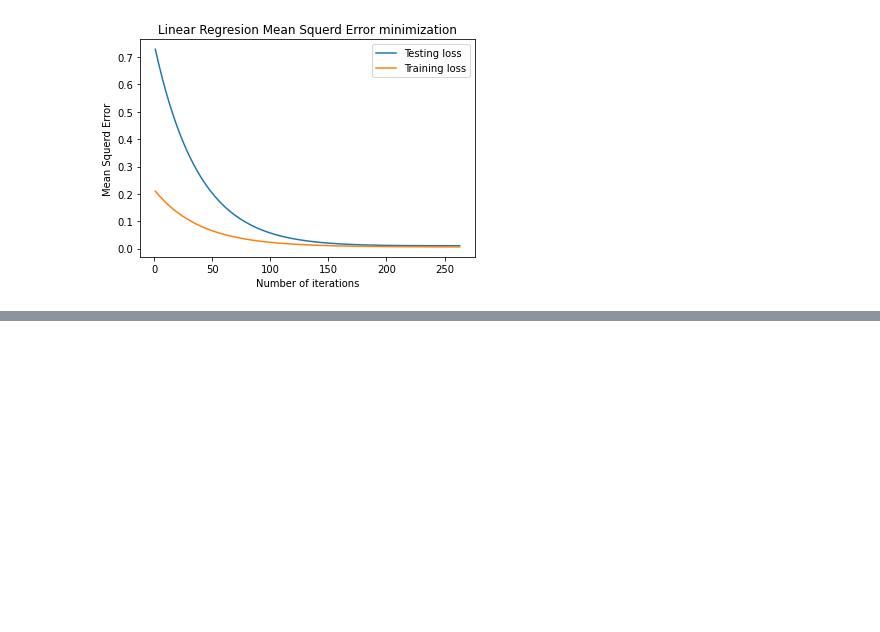
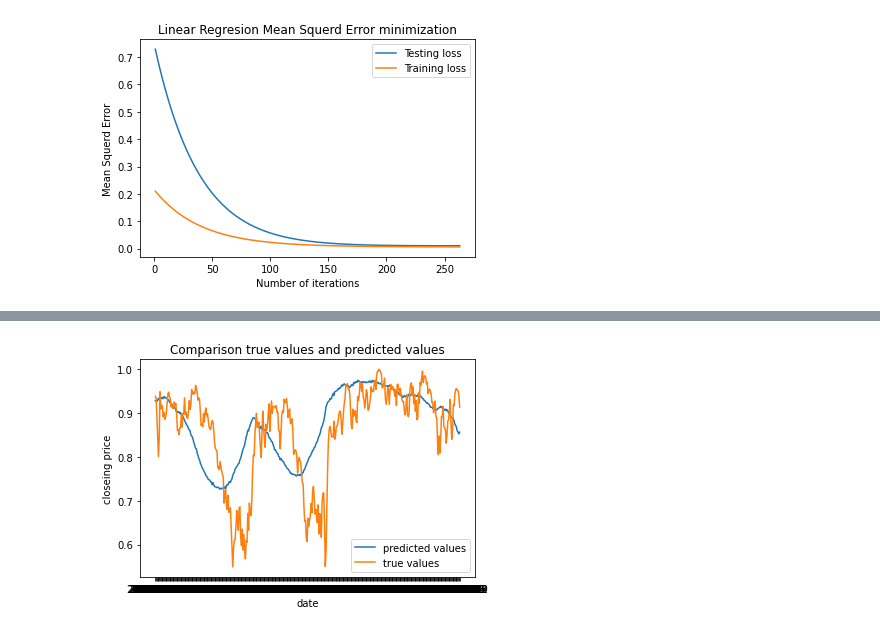
Before and after one commit to Eliot100/DJIA-stock-project, a Jupyter notebook: DJIA_stock_project.ipynb, the cells around one changed output, grey strips where cells are left out. Cells and saved outputs as stored; diff of their text form; code cells hidden in the pictures; blank space fills up the shorter version.

```diff
--- a/DJIA_stock_project.ipynb
+++ b/DJIA_stock_project.ipynb
@@ -272,16 +269,17 @@ for _ in [1,2]:
 # %%
 i = 0
 while(True):
-  for iii in range(10):
-    for jjj in range(10):
+  for _ in range(10):
+    for _ in range(10):
       sess.run(train_step, feed_dict={x:data_x_train, y_:data_y_train})
 
     temp_loss = sess.run(loss, feed_dict = {x: data_x_train, y_: data_y_train})
     train_losses.append(temp_loss)
     temp_loss = sess.run(loss, feed_dict = {x: data_x_test, y_: data_y_test})
     test_losses.append(temp_loss)
+    print('iter:', i+1,', loss:', temp_loss)
     i += 1
-    print('iter:', i+1,', loss:', temp_loss,',TIME ITER:',total)
   if(test_losses[-2] - test_losses[-1] <= 0):
     break
+print("get to model :nuriel network training :' %s seconds "  % (time.time() - start_time))
 # %% [output]
@@ -302,2 +315,0 @@ plt.show()
-# %%
-sess.run(loss, feed_dict = {x: data_x_test, y_: data_y_test})
@@ -305,0 +316,11 @@ test_losses[-2] - test_losses[-1]
+# %%
+predicted_values = sess.run(predict, feed_dict = {x: data_x_test})
+plt.title('Comparison true values and predicted values')
+plt.plot(data_test_dates, predicted_values, label='predicted values')
+plt.plot(data_test_dates, data_y_test, label='true values')
+plt.legend()
+plt.xlabel('date')
+plt.ylabel('closeing price')
+plt.show()
+# %% [output]
+[figure, added]
```
Also changed, not shown: parts of 37 cells of this notebook.
